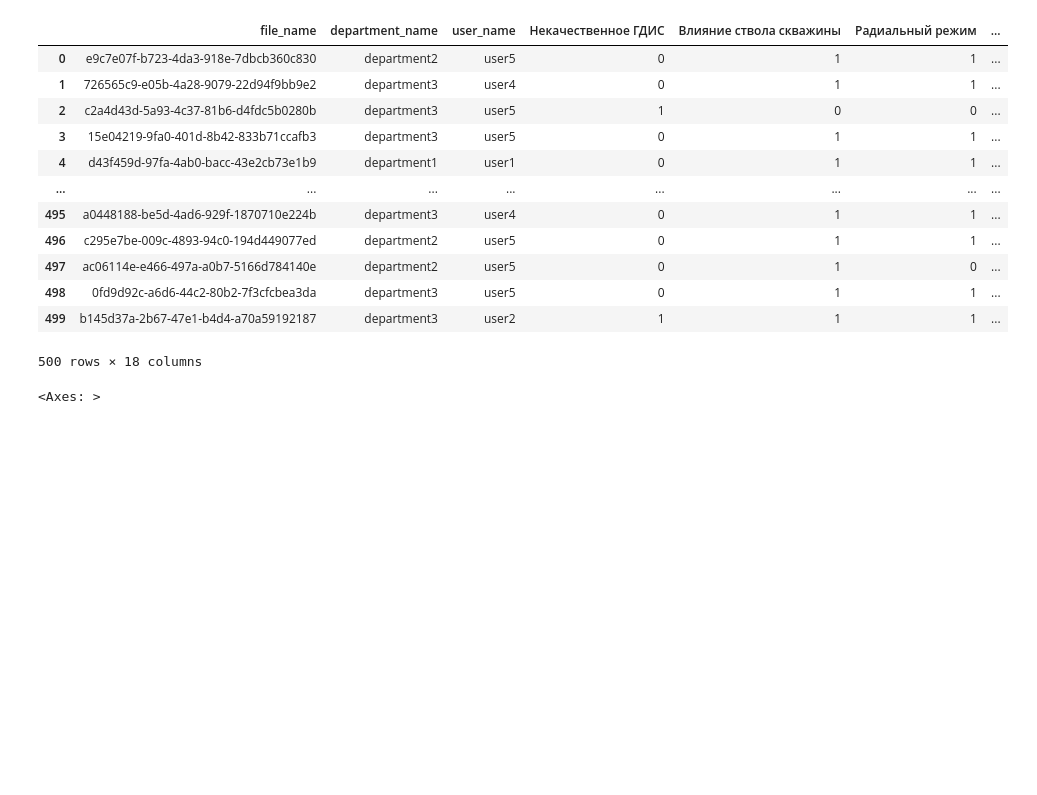
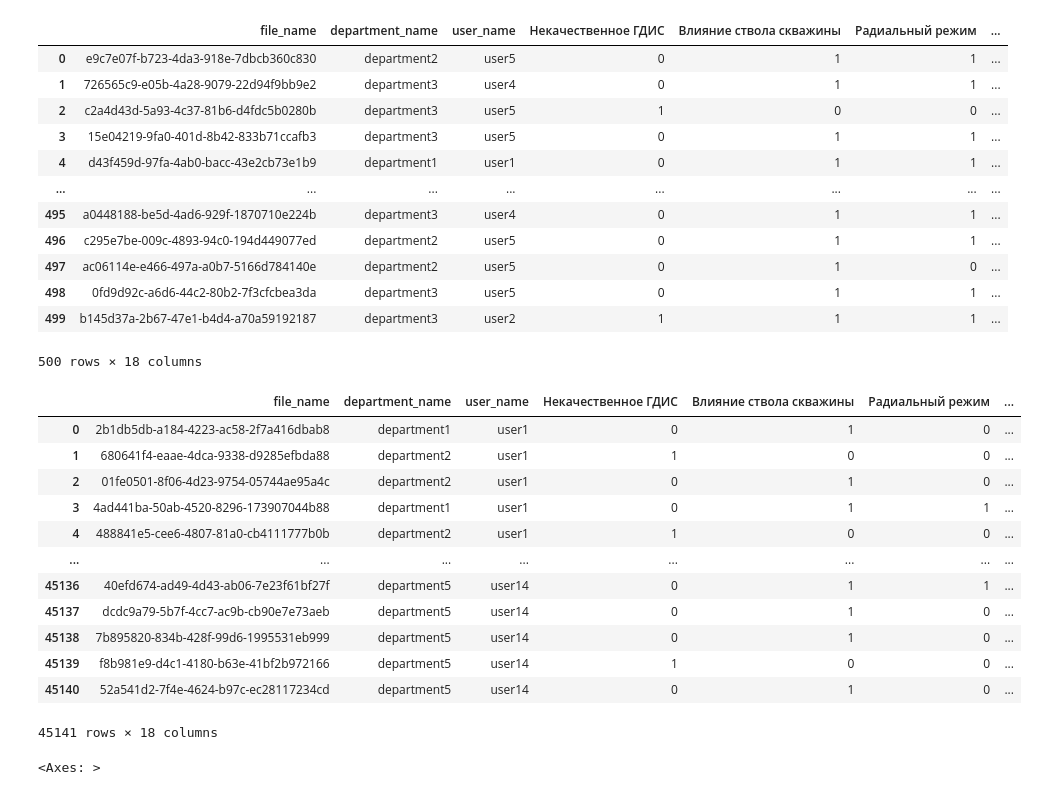
Before and after one commit to EZHOWWW/Siam, a Jupyter notebook: main.ipynb, the cells around one changed output. Cells and saved outputs as stored; diff of their text form; code cells hidden in the pictures; blank space fills up the shorter version.

```diff
--- a/main.ipynb
+++ b/main.ipynb
@@ -50,10 +60,17 @@ lq_train_data_path = "./Data/markup_train.csv"
 
 
 hq_train_data = pd.read_csv(hq_train_data_path)
+lq_train_data = pd.read_csv(lq_train_data_path)
 
 
 bin_features = ['Некачественное ГДИС',	'Влияние ствола скважины',	'Радиальный режим',	'Линейный режим',	'Билинейный режим',	'Сферический режим',	'Граница постоянного давления',	'Граница непроницаемый разлом']
 value_features = [f + '_details' for f in bin_features[1:]]
+
+# Конфигурация
+SEQ_LENGTH = 256  # Длина временного ряда после интерполяции
+N_FEATURES = 3  # Колонки Time, DeltaP, P_prime
+BINARY_FEATURES = 8
+REG_FEATURES = 7  # Все кроме первого признака
 # %% [markdown]
 # Данные
 
@@ -76,6 +93,22 @@ hq_train_data
 | 498 | 0fd9d92c-a6d6-44c2-80b2-7f3cfcbea3da | department3 | user5 | 0 | 1 | 1 | ... |
 | 499 | b145d37a-2b67-47e1-b4d4-a70a59192187 | department3 | user2 | 1 | 1 | 1 | ... |
 500 rows × 18 columns
+# %%
+lq_train_data
+# %% [output]
+|  | file_name | department_name | user_name | Некачественное ГДИС | Влияние ствола скважины | Радиальный режим | ... |
+| 0 | 2b1db5db-a184-4223-ac58-2f7a416dbab8 | department1 | user1 | 0 | 1 | 0 | ... |
+| 1 | 680641f4-eaae-4dca-9338-d9285efbda88 | department2 | user1 | 1 | 0 | 0 | ... |
+| 2 | 01fe0501-8f06-4d23-9754-05744ae95a4c | department2 | user1 | 0 | 1 | 0 | ... |
+| 3 | 4ad441ba-50ab-4520-8296-173907044b88 | department1 | user1 | 0 | 1 | 1 | ... |
+| 4 | 488841e5-cee6-4807-81a0-cb4111777b0b | department2 | user1 | 1 | 0 | 0 | ... |
+| ... | ... | ... | ... | ... | ... | ... | ... |
+| 45136 | 40efd674-ad49-4d43-ab06-7e23f61bf27f | department5 | user14 | 0 | 1 | 1 | ... |
+| 45137 | dcdc9a79-5b7f-4cc7-ac9b-cb90e7e73aeb | department5 | user14 | 0 | 1 | 0 | ... |
+| 45138 | 7b895820-834b-428f-99d6-1995531eb999 | department5 | user14 | 0 | 1 | 0 | ... |
+| 45139 | f8b981e9-d4c1-4180-b63e-41bf2b972166 | department5 | user14 | 1 | 0 | 0 | ... |
+| 45140 | 52a541d2-7f4e-4624-b97c-ec28117234cd | department5 | user14 | 0 | 1 | 0 | ... |
+45141 rows × 18 columns
 # %%
 bin_corr = hq_train_data[bin_features].corr()
 sns.heatmap(bin_corr,
```
Also changed, not shown: parts of 6 cells of this notebook, 1 other file.
